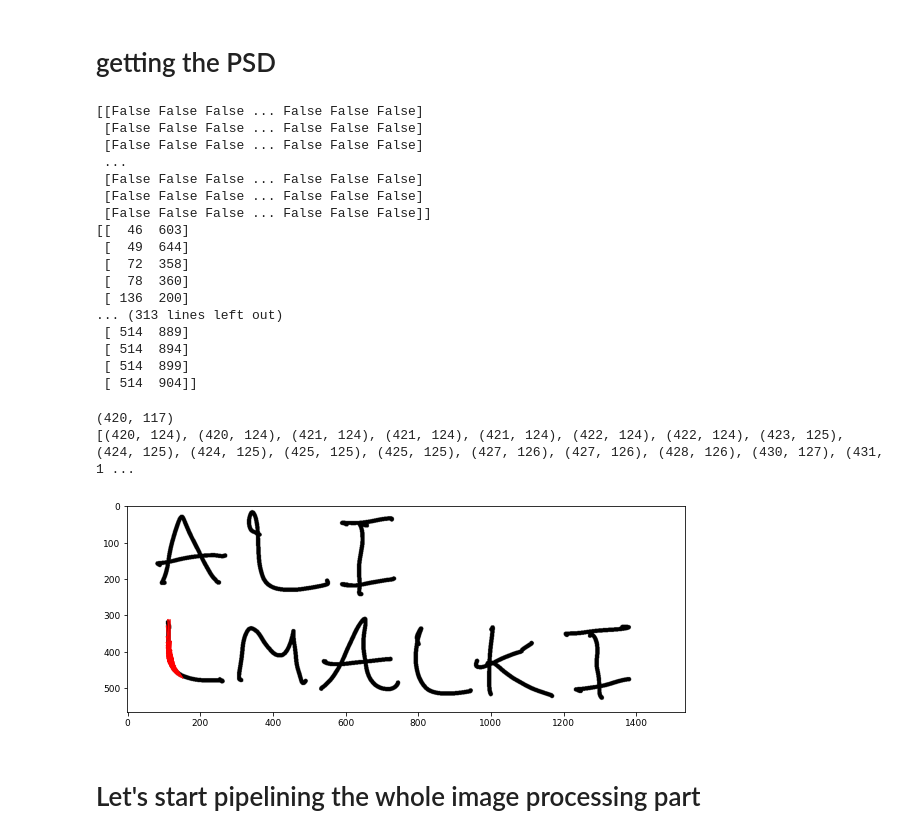
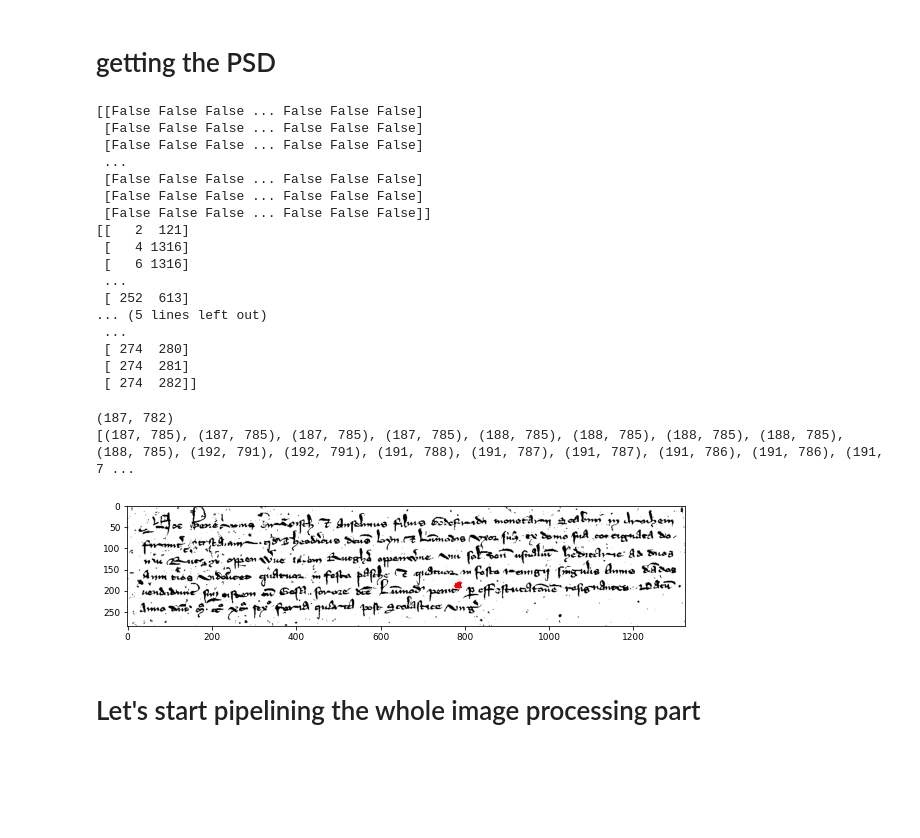
Before and after one commit to mourabitiziyad/capstone, a Jupyter notebook: capstone.ipynb, the cells around one changed output. Cells and saved outputs as stored; diff of their text form; code cells hidden in the pictures; blank space fills up the shorter version.

```diff
--- a/capstone.ipynb
+++ b/capstone.ipynb
@@ -1,5 +1,5 @@
 # %%
-'''import matplotlib
+import matplotlib
 import matplotlib.pyplot as plt
 from skimage import io, color
 from skimage.filters import (threshold_otsu, threshold_niblack, threshold_sauvola)
@@ -7,8 +7,8 @@ from skimage.filters import (threshold_otsu, threshold_niblack, threshold_sauvol
 matplotlib.rcParams['font.size'] = 9
 
 # Load the image
-image = io.imread('dev_images/ali_lmalki.jpeg')
-image = color.rgb2gray(image)
+image = io.imread('dev_images/ali_lmalki.ppm')
+# image = color.rgb2gray(image)
 
 # Apply global thresholding
 binary_global = image > threshold_otsu(image)
@@ -46,5 +46,5 @@ plt.imshow(binary_sauvola, cmap=plt.cm.gray)
 plt.title('Sauvola Threshold')
 plt.axis('off')
 
-plt.show()'''
+plt.show()
 # %% [output]
@@ -598,5 +597,4 @@ def extract_angles_minima(skeleton, fragments, e):
         #    '''minima.append(fragment[index])'''''
     return minima
 # %%
-'''high_curv_angles = extract_angles_minima(skeleton, fragments, 7)
-'''
+high_curv_angles = extract_angles_minima(skeleton, fragments, 7)
@@ -705,7 +701,7 @@ for fragment in fragments:
 # %% [markdown]
 # getting the PSD
 # %%
-'''# the keypoints are the local minima and the forkpoints
+# the keypoints are the local minima and the forkpoints
 print(forkpoints)
 forkpoints = np.argwhere(forkpoints)
 
@@ -713,7 +709,7 @@ print(forkpoints)
 keypoints = np.concatenate((forkpoints, np.array(high_curv_angles)))
 
 keypoints = np.unique(keypoints, axis=0)
-print(keypoints)'''
+print(keypoints)
 # %% [output]
 [[False False False ... False False False]
  [False False False ... False False False]
@@ -722,14 +718,14 @@ print(keypoints)'''
  [False False False ... False False False]
  [False False False ... False False False]
  [False False False ... False False False]]
-[[  46  603]
- [  49  644]
- [  72  358]
- [  78  360]
- [ 136  200]
-... (313 lines left out)
- [ 514  889]
- [ 514  894]
- [ 514  899]
- [ 514  904]]
+[[   2  121]
+ [   4 1316]
+ [   6 1316]
+ ...
+ [ 252  613]
+... (5 lines left out)
+ ...
+ [ 274  280]
+ [ 274  281]
+ [ 274  282]]
 # %%
@@ -813,23 +809,23 @@ for idx, result in enumerate(results):
 # %%
-'''from random import randint, choice
+from random import randint, choice
 def draw_image_with_surrounding_pixels(binary_image, key_point, points):
     plt.figure(figsize=(10, 10))
     plt.imshow(binary_image, cmap="gray")
     print(points)
     for point in points:
         x_values = [key_point[1], point[1]]
         y_values = [key_point[0], point[0]]
         plt.plot(x_values, y_values, color='red')
     plt.show()
 # choose random keypoint
 
 point = tuple(choice(keypoints))
 print(point)
-draw_image_with_surrounding_pixels(closed, point, surrounding_points[point])'''
+draw_image_with_surrounding_pixels(closed, point, surrounding_points[point])
 # %% [output]
-(420, 117)
-[(420, 124), (420, 124), (421, 124), (421, 124), (421, 124), (422, 124), (422, 124), (423, 125), (424, 125), (424, 125), (425, 125), (425, 125), (427, 126), (427, 126), (428, 126), (430, 127), (431, 1 ...
+(187, 782)
+[(187, 785), (187, 785), (187, 785), (187, 785), (188, 785), (188, 785), (188, 785), (188, 785), (188, 785), (192, 791), (192, 791), (191, 788), (191, 787), (191, 787), (191, 786), (191, 786), (191, 7 ...
-[figure, old version]
+[figure, new version]
 # %% [markdown]
 # Let's start pipelining the whole image processing part
 # %%
```
Also changed, not shown: parts of 8 cells of this notebook, 12 other files.
